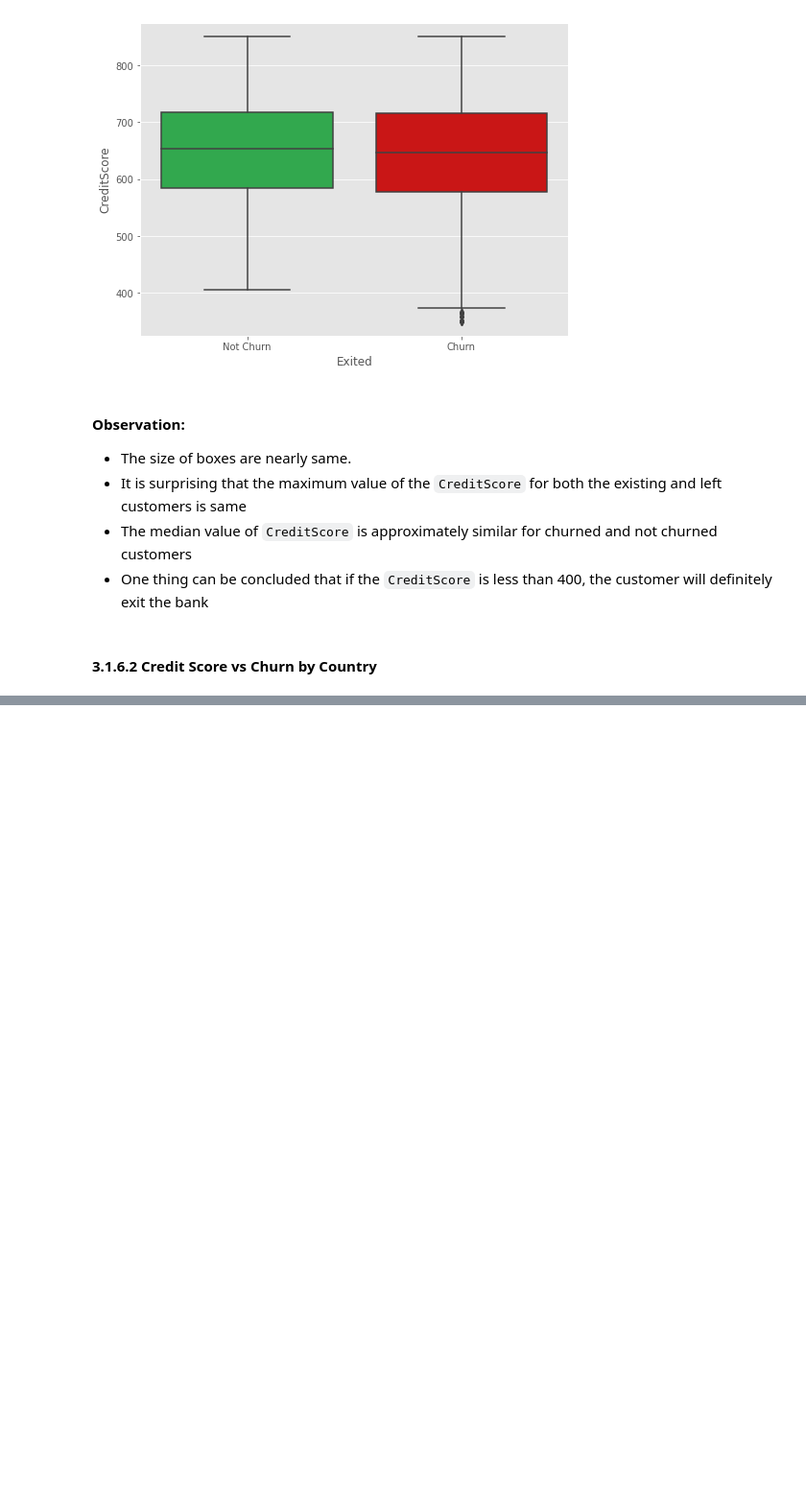
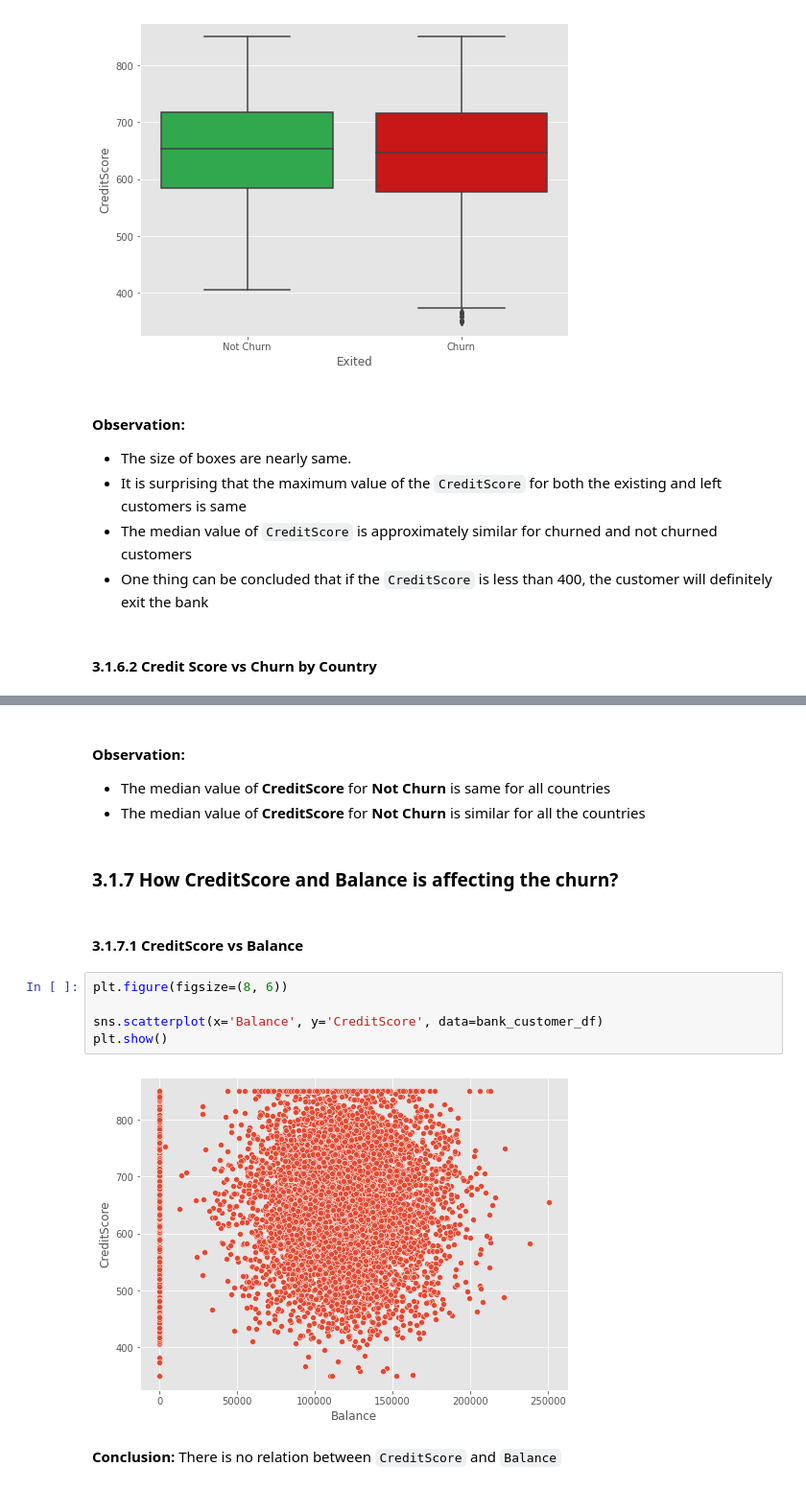
Before and after one commit to sank3t/Bank-Customer-Churn, a Jupyter notebook: EDA - Bank Customer Churn.ipynb, the cells around one changed output, grey strips where cells are left out. Shown: that part at 96% size. Drawn from its saved outputs; the diff is of its cells as text; blank space fills up the shorter version.

Commit message:
Added plot for checking relation between CreditScore and Balance.

```diff
--- a/EDA - Bank Customer Churn.ipynb
+++ b/EDA - Bank Customer Churn.ipynb
@@ -326,3 +325,21 @@ ax.legend(h, ['Not Churn', 'Churn'])
 plt.show()
 # %% [output]
 [figure]
+# %% [markdown]
+#### Observation:
+
+* The median value of **CreditScore** for **Not Churn** is same for all countries
+* The median value of **CreditScore** for **Not Churn** is similar for all the countries
+# %% [markdown]
+### 3.1.7 How CreditScore and Balance is affecting the churn?
+# %% [markdown]
+#### 3.1.7.1 CreditScore vs Balance
+# %%
+plt.figure(figsize=(8, 6))
+
+sns.scatterplot(x='Balance', y='CreditScore', data=bank_customer_df)
+plt.show()
+# %% [output]
+[figure, added]
+# %% [markdown]
+**Conclusion:** There is no relation between `CreditScore` and `Balance`
```
Also changed, not shown: parts of 1 cell of this notebook.
